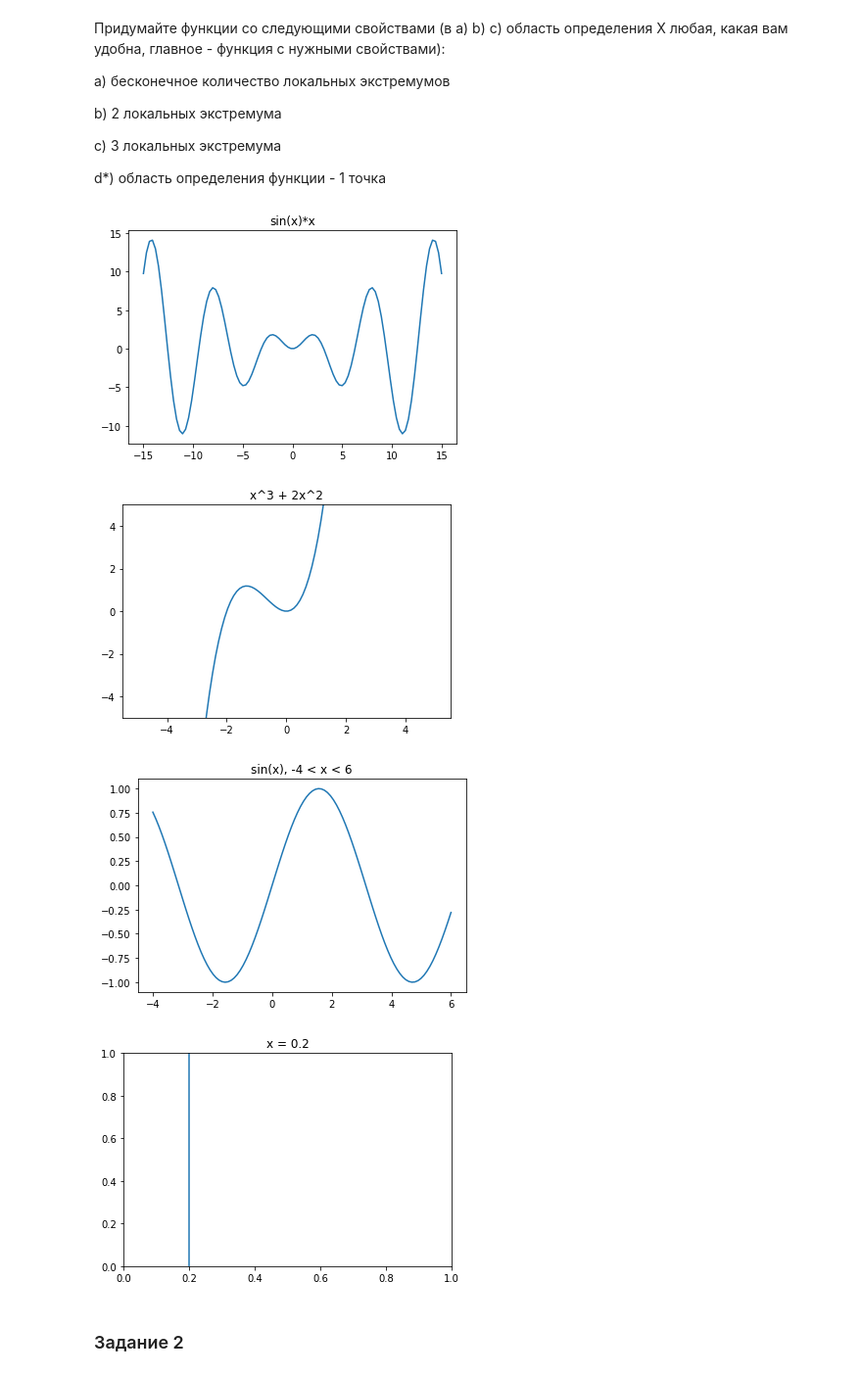
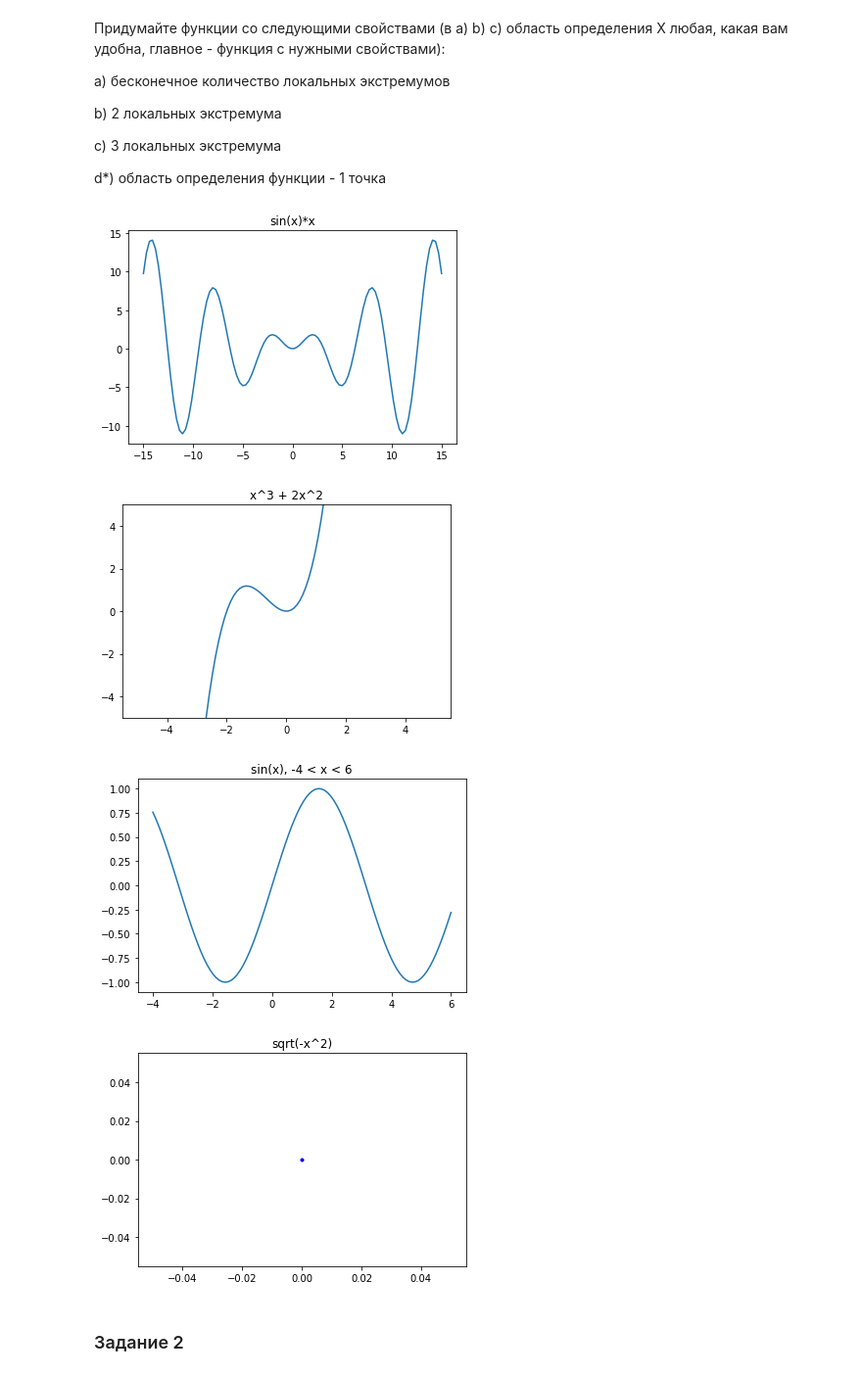
Before and after one commit to Niko-life/homework, a Jupyter notebook: 17. Производные и град. спуск/homework-2.ipynb, the cells around one changed output. Shown: that part at 98% size. Cells and saved outputs as stored; diff of their text form; code cells hidden in the pictures.

```diff
--- a/17. Производные и град. спуск/homework-2.ipynb
+++ b/17. Производные и град. спуск/homework-2.ipynb
@@ -26,35 +26,37 @@ d*) область определения функции - 1 точка
 # %%
 # plot the function f1
 x1 = np.linspace(-15,15,100)
 y1 = np.sin(x1)*x1
 chart1 = pylab.plot(x1,y1)
 pylab.title('sin(x)*x')
 pylab.show(chart1)
 
 # plot the function f2
 x2 = np.linspace(-5,5,100)
 y2 = (x2)**3 + 2*(x2)**2
 chart2 = pylab.plot(x2,y2)
 pylab.ylim(-5, 5, 1)
 pylab.title('x^3 + 2x^2')
 pylab.show(chart2)
 
 # plot the function f3
 x3 = np.linspace(-4,6,100)
 y3 = np.sin(x3)
 chart3 = pylab.plot(x3,y3)
 pylab.title('sin(x), -4 < x < 6')
 pylab.show(chart3)
 
-# plot the function f4
-chart4 = pylab.axvline(0.2, 0, 1)
-pylab.title('x = 0.2')
+# plot the function f4 = sqrt(-x^2)
+x4 = np.linspace(-5,5,100)
+y4 = np.array([0, 0])
+chart4 = pylab.plot(*y4, marker='.', color='b')
+pylab.title('sqrt(-x^2)')
 pylab.show(chart4)
 # %% [output]
 [figure]
 [figure]
 [figure]
-[figure, old version]
+[figure, new version]
 # %% [markdown]
 ### Задание 2
 # %% [markdown]
```
Also changed, not shown: parts of 3 cells of this notebook.
